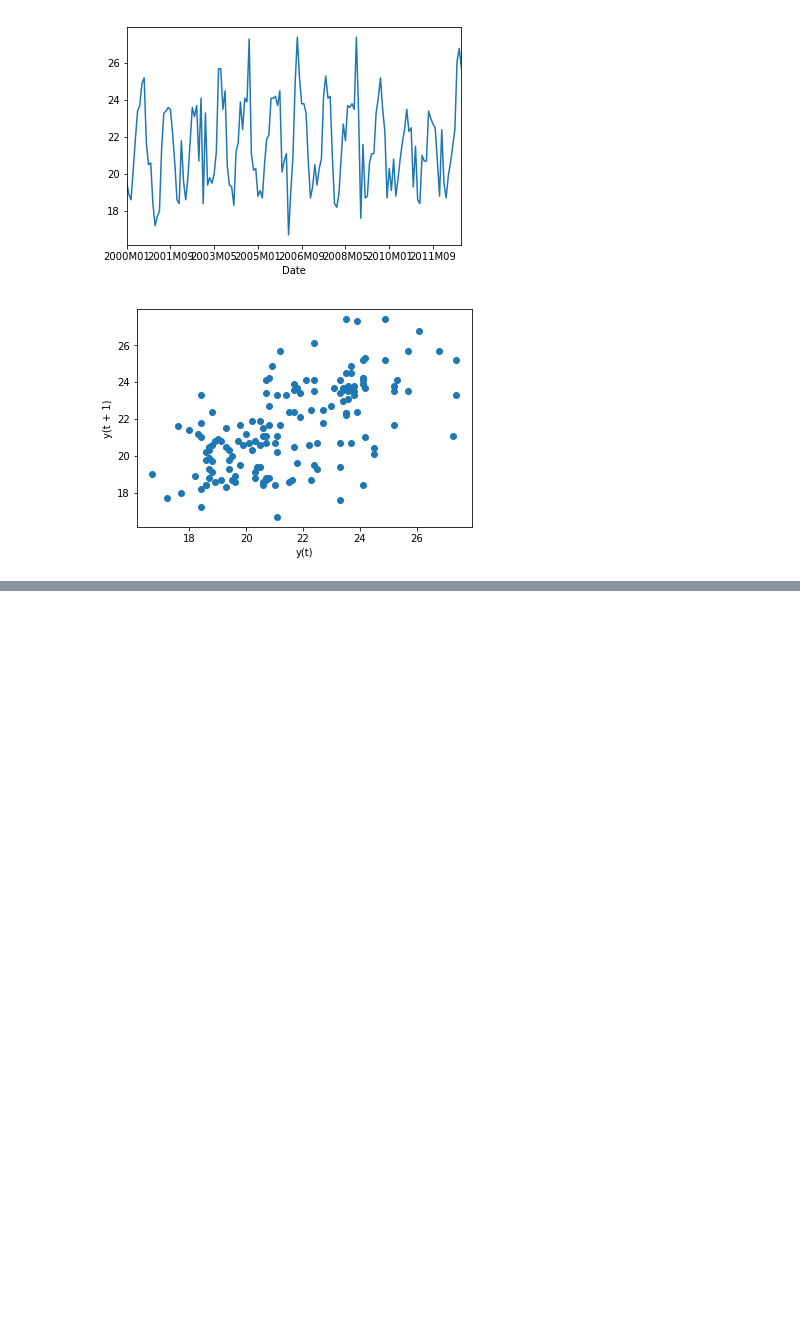
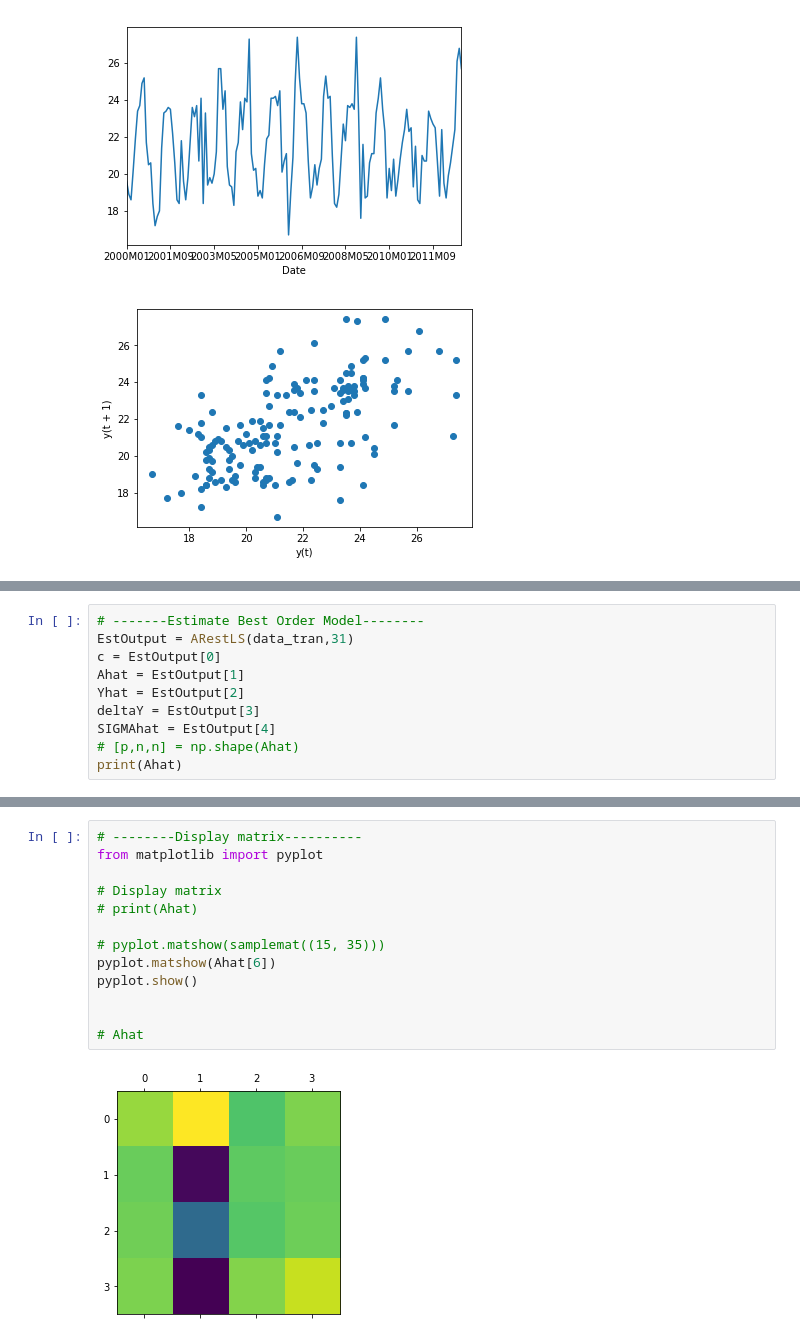
Before and after one commit to Kanbc/ar-model-python, a Jupyter notebook: VAR model function.ipynb, the cells around one changed output, grey strips where cells are left out. Saved outputs shown, nothing was run; the diff lists cells and outputs as text; blank space fills up the shorter version.

```diff
--- a/VAR model function.ipynb
+++ b/VAR model function.ipynb
@@ -237,0 +249,10 @@ ValueError: math domain error
+# %%
+# -------Estimate Best Order Model--------
+EstOutput = ARestLS(data_tran,31)
+c = EstOutput[0]
+Ahat = EstOutput[1]
+Yhat = EstOutput[2]
+deltaY = EstOutput[3]
+SIGMAhat = EstOutput[4]
+# [p,n,n] = np.shape(Ahat)
+print(Ahat)
@@ -237,0 +339,15 @@ ValueError: math domain error
+# %%
+# --------Display matrix----------
+from matplotlib import pyplot
+
+# Display matrix
+# print(Ahat)
+
+# pyplot.matshow(samplemat((15, 35)))
+pyplot.matshow(Ahat[6])
+pyplot.show()
+
+
+# Ahat
+# %% [output]
+[figure, added]
```
Also changed, not shown: parts of 11 cells of this notebook.
